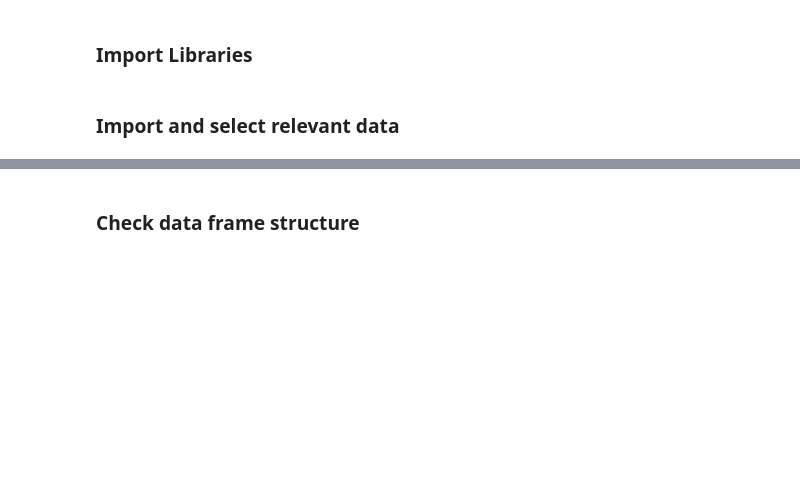
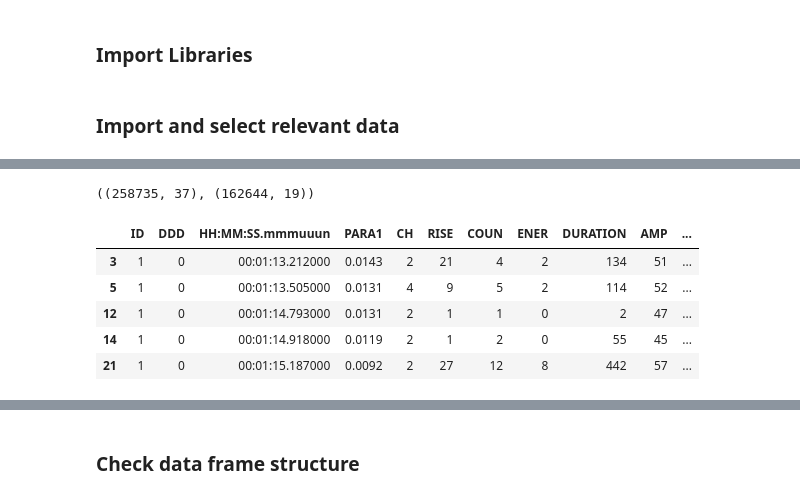
Before and after one commit to jadoonengr/Civil-Concrete-Damage, a Jupyter notebook: Civil-Concrete-Damage.ipynb, the cells around one changed output, grey strips where cells are left out. Cells and saved outputs as stored; diff of their text form; code cells hidden in the pictures; blank space fills up the shorter version.

```diff
--- a/Civil-Concrete-Damage.ipynb
+++ b/Civil-Concrete-Damage.ipynb
@@ -49,4 +49,4 @@ np.random.seed(seed)
 # %% [markdown]
 ### Import and select relevant data
 # %%
-temp = pd.read_excel("concrete-damage-data.xlsx")
+temp1 = pd.read_excel("concrete-damage-data.xlsx")
@@ -102,0 +55,4 @@ data
+# %%
+temp1.shape, temp2.shape
+# %% [output]
+((258735, 37), (162644, 19))
@@ -102,0 +61,3 @@ data
+# %%
+train = temp1.iloc[:,0:20]
+test = temp2.iloc[:,0:20]
@@ -102,0 +69,9 @@ data
+# %%
+train.head()
+# %% [output]
+|  | ID | DDD | HH:MM:SS.mmmuuun | PARA1 | CH | RISE | COUN | ENER | DURATION | AMP | ... |
+| 3 | 1 | 0 | 00:01:13.212000 | 0.0143 | 2 | 21 | 4 | 2 | 134 | 51 | ... |
+| 5 | 1 | 0 | 00:01:13.505000 | 0.0131 | 4 | 9 | 5 | 2 | 114 | 52 | ... |
+| 12 | 1 | 0 | 00:01:14.793000 | 0.0131 | 2 | 1 | 1 | 0 | 2 | 47 | ... |
+| 14 | 1 | 0 | 00:01:14.918000 | 0.0119 | 2 | 1 | 2 | 0 | 55 | 45 | ... |
+| 21 | 1 | 0 | 00:01:15.187000 | 0.0092 | 2 | 27 | 12 | 8 | 442 | 57 | ... |
```
Also changed, not shown: parts of 39 cells of this notebook.
